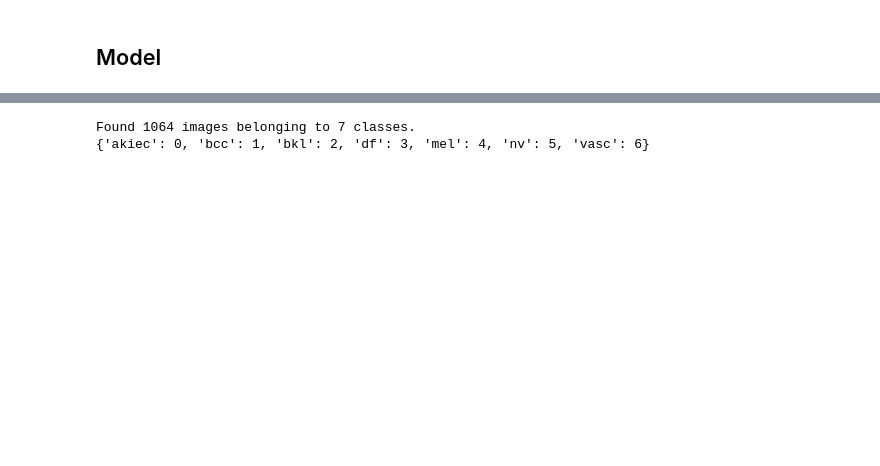
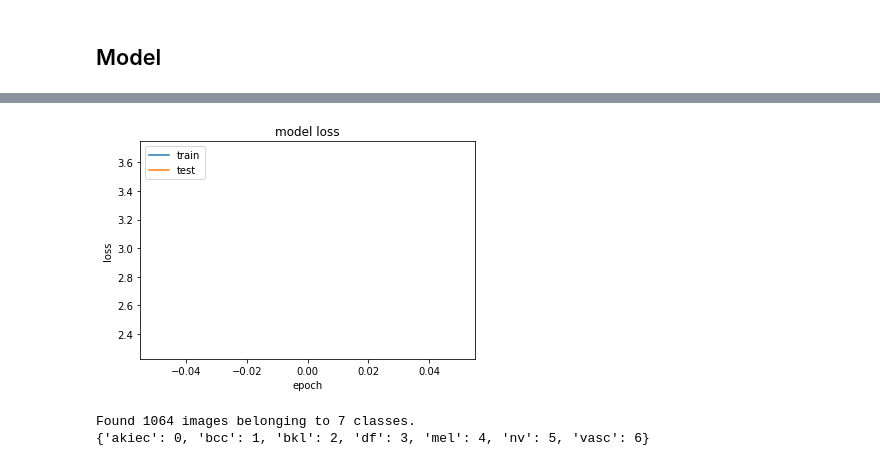
Before and after one commit to KarthikKothareddy/hmnist, a Jupyter notebook: hmnist_ea.ipynb, the cells around one changed output, grey strips where cells are left out. Saved outputs shown, nothing was run; the diff lists cells and outputs as text; code cells hidden in the pictures; blank space fills up the shorter version.

Commit message:
added new metrics

```diff
--- a/hmnist_ea.ipynb
+++ b/hmnist_ea.ipynb
@@ -310,17 +280,26 @@ manager = multiprocessing.Manager()
 queue = manager.Queue(maxsize=10)
 
 BATCH_SIZE = 64
-LR = 1e-4
-EPOCHS = 1
+LR = 1e-3
+EPOCHS = 35
 PARAMETER_SCALING = 16
 IM_WIDTH = 224
 IM_HEIGHT = 224
 
 def lr_scheduler(epoch, lr):
-    adjusted_lr = 1e-5 if epoch >= 10 else lr
-    print("Current Learning Rate: {}, Adjusted Learning Rate: {}".format(
-        str(lr), str(adjusted_lr)
-    ))
+    adjusted_lr = lr
+    # 5 to 10
+    if 5 <= epoch < 10:
+        adjusted_lr = 1e-4
+        print("Current Learning Rate: {}, Adjusted Learning Rate: {}".format(
+            str(lr), str(adjusted_lr)
+        ))
+    # > 10
+    elif epoch >= 10:
+        adjusted_lr = 1e-5
+        print("Current Learning Rate: {}, Adjusted Learning Rate: {}".format(
+            str(lr), str(adjusted_lr)
+        ))
     return adjusted_lr
 
 def top_2_accuracy(y_true, y_pred):
@@ -349,7 +328,7 @@ def train():
         _model.compile(
             loss="categorical_crossentropy",
             optimizer=Adam(lr=LR),
-            metrics=[categorical_accuracy, top_2_accuracy, top_3_accuracy]
+            metrics=["accuracy", categorical_accuracy, top_2_accuracy, top_3_accuracy]
         )
 
         # generators made according to the post
@@ -396,3 +388,18 @@ Current Learning Rate: 9.999999747378752e-05, Adjusted Learning Rate: 9.99999974
+# %%
+# PLOTTING
+import matplotlib.pyplot as plt
+%matplotlib inline
+
+# plot the loss
+plt.plot(history_ret.history['loss'])
+plt.plot(history_ret.history['val_loss'])
+plt.title('model loss')
+plt.ylabel('loss')
+plt.xlabel('epoch')
+plt.legend(['train', 'test'], loc='upper left')
+plt.show()
+# %% [output]
+[figure, added]
 # %%
 ## PREDICTION
 from sklearn.preprocessing import LabelEncoder, LabelBinarizer
```
Also changed, not shown: parts of 12 cells of this notebook.
